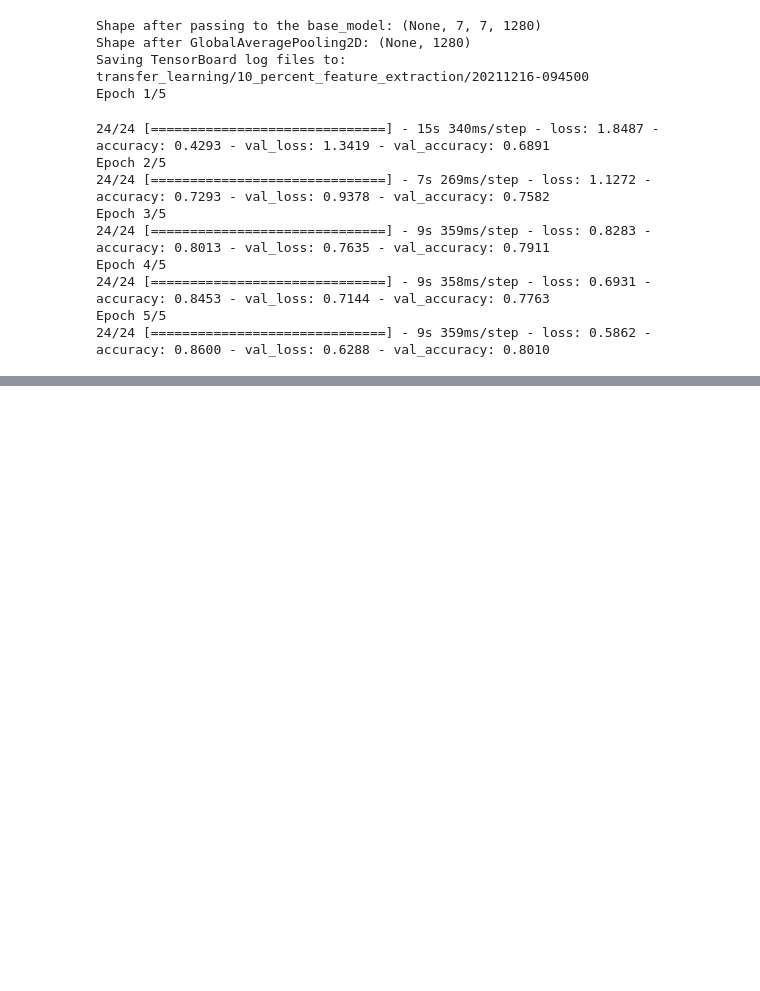
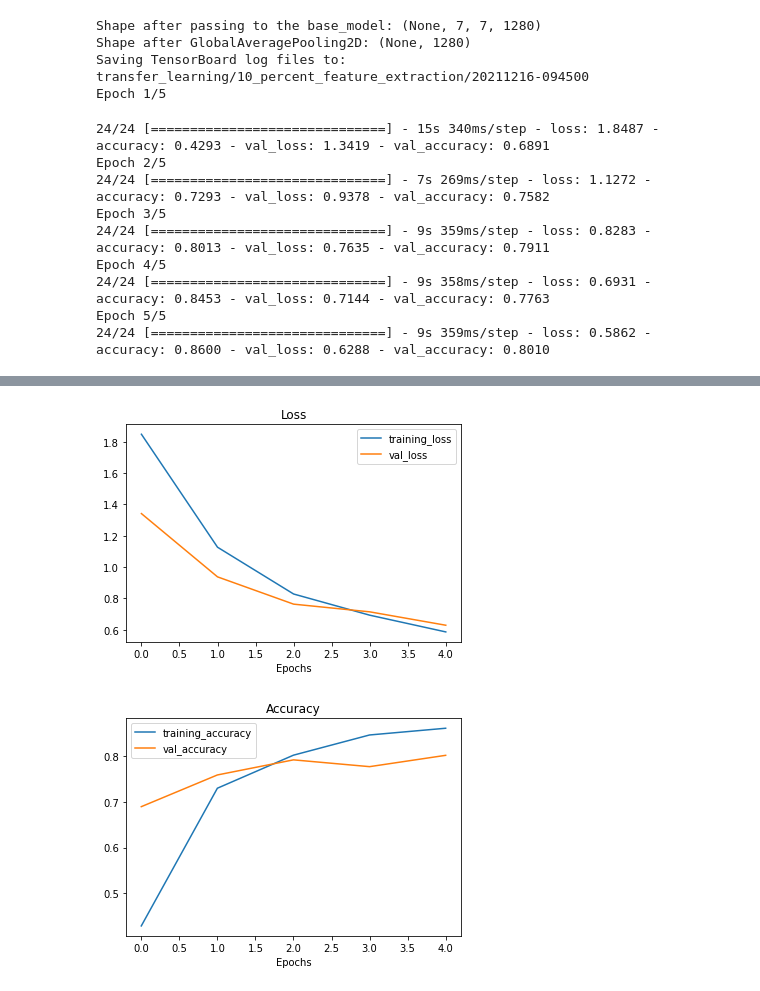
Before and after one commit to VinoJose/Tensorflow, a Jupyter notebook: 05_transfer_learning_in_tensorflow_part_2_fine_tuning.ipynb, the cells around one changed output, grey strips where cells are left out. Cells and saved outputs as stored; diff of their text form; code cells hidden in the pictures; blank space fills up the shorter version.

```diff
--- a/05_transfer_learning_in_tensorflow_part_2_fine_tuning.ipynb
+++ b/05_transfer_learning_in_tensorflow_part_2_fine_tuning.ipynb
@@ -202,0 +274,6 @@ Epoch 5/5
+# %%
+# Let's plot the loss curves
+plot_loss_curves(history_10_percent)
+# %% [output]
+[figure, added]
+[figure, added]
```
Also changed, not shown: parts of 4 cells of this notebook.
